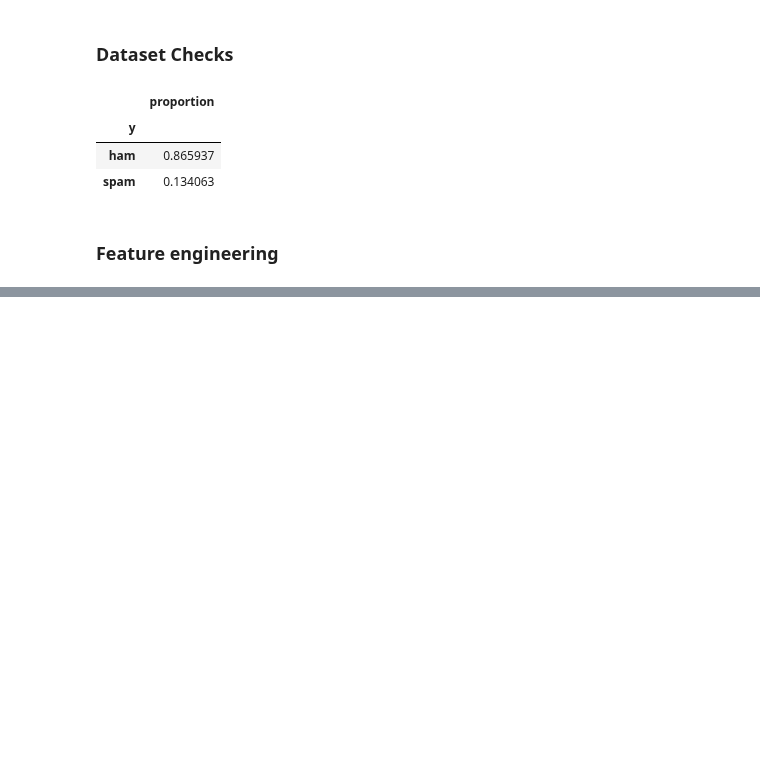
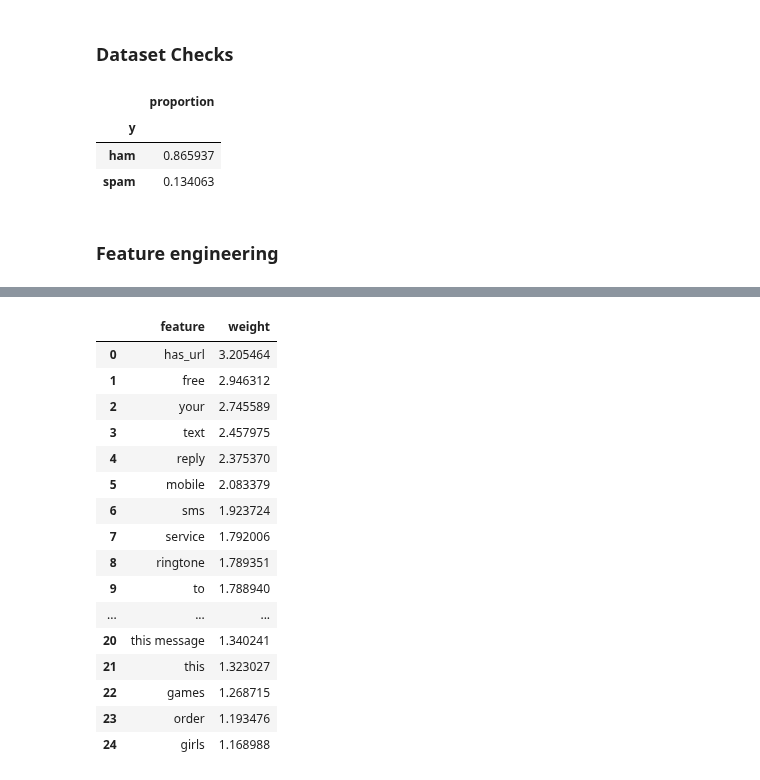
Before and after one commit to AjBorbzz/DataScience_AI_ML, a Jupyter notebook: introduction/cybersecurity_ml/email_fraud_and_spam.ipynb, the cells around one changed output, grey strips where cells are left out. Cells and saved outputs as stored; diff of their text form; code cells hidden in the pictures; blank space fills up the shorter version.

```diff
--- a/introduction/cybersecurity_ml/email_fraud_and_spam.ipynb
+++ b/introduction/cybersecurity_ml/email_fraud_and_spam.ipynb
@@ -91,0 +143,22 @@ numeric_transformer = Pipeline(steps=[
+# %%
+X = df[["text"]]
+y = df["y"]
+
+X_train, X_test, y_train, y_test = train_test_split(
+    X, y,
+    test_size=0.2,
+    random_state=42,
+    stratify=y,
+)
+
+model.fit(X_train, y_train)
+
+proba = model.predict_proba(X_test)[:, 1]
+pred  = (proba >= 0.5).astype(int)
+
+print(classification_report(y_test, pred, target_names=["ham", "spam"]))
+print("ROC-AUC:", roc_auc_score(y_test, proba))
+print("PR-AUC:", average_precision_score(y_test, proba))
+
+cm = confusion_matrix(y_test, pred)
+cm
@@ -91,0 +214,32 @@ numeric_transformer = Pipeline(steps=[
+# %%
+
+prep = model.named_steps["prep"]
+text_vec = prep.named_transformers_["text"]
+text_features = text_vec.get_feature_names_out()
+
+num_features = ["len", "pct_digits", "pct_upper", "exclam", "qmark", "has_url"]
+all_features = np.concatenate([text_features, num_features])
+
+coef = model.named_steps["clf"].coef_[0]
+top_spam = np.argsort(coef)[-25:][::-1]
+top_ham  = np.argsort(coef)[:25]
+
+pd.DataFrame({"feature": all_features[top_spam], "weight": coef[top_spam]}).head(25)
+# %% [output]
+|  | feature | weight |
+| 0 | has_url | 3.205464 |
+| 1 | free | 2.946312 |
+| 2 | your | 2.745589 |
+| 3 | text | 2.457975 |
+| 4 | reply | 2.375370 |
+| 5 | mobile | 2.083379 |
+| 6 | sms | 1.923724 |
+| 7 | service | 1.792006 |
+| 8 | ringtone | 1.789351 |
+| 9 | to | 1.788940 |
+| ... | ... | ... |
+| 20 | this message | 1.340241 |
+| 21 | this | 1.323027 |
+| 22 | games | 1.268715 |
+| 23 | order | 1.193476 |
+| 24 | girls | 1.168988 |
```
Also changed, not shown: parts of 11 cells of this notebook.
